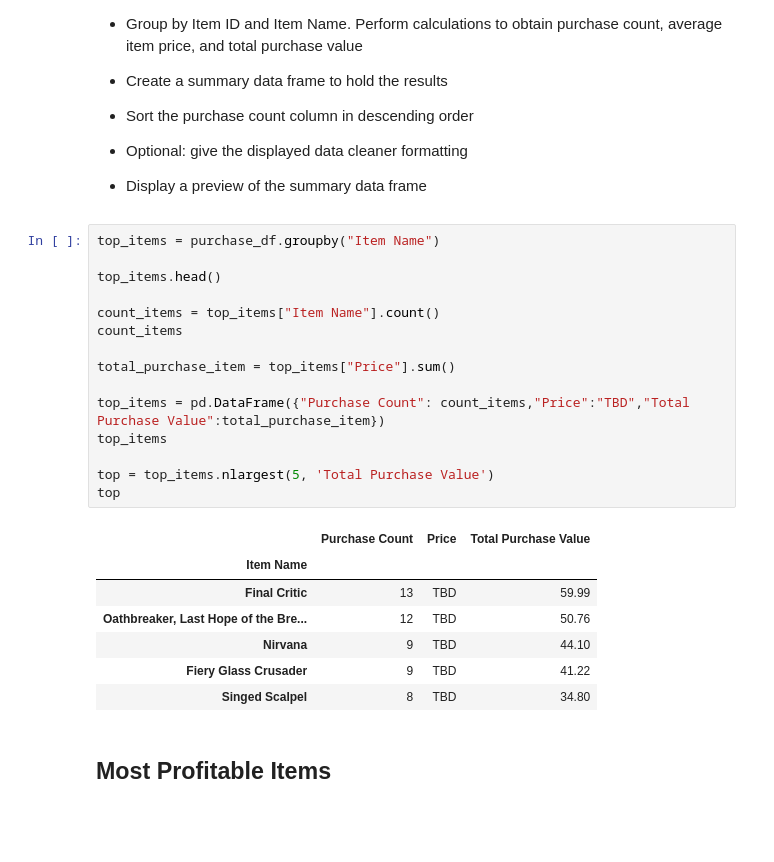
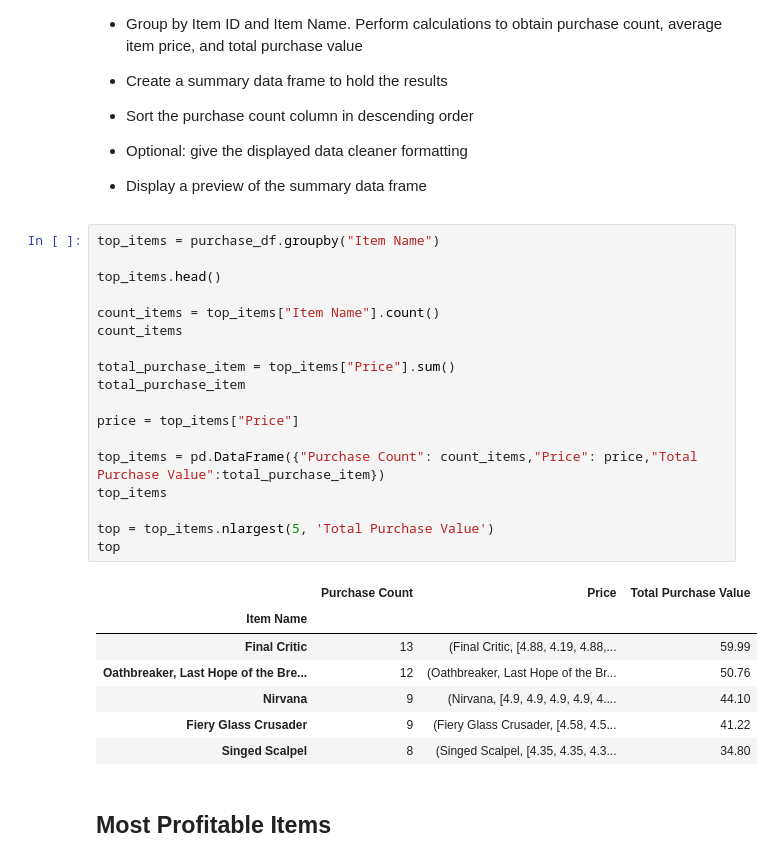
Before and after one commit to JoseH-Git/pandas-challenge, a Jupyter notebook: HeroesOfPymoli/HeroesOfPymoli_starter.ipynb, the cells around one changed output. Drawn from its saved outputs; the diff is of its cells as text; blank space fills up the shorter version.

```diff
--- a/HeroesOfPymoli/HeroesOfPymoli_starter.ipynb
+++ b/HeroesOfPymoli/HeroesOfPymoli_starter.ipynb
@@ -339,26 +338,29 @@ top_spenders_df.nlargest(5, 'Total Purchase Value')
 # %%
 top_items = purchase_df.groupby("Item Name")
 
 top_items.head()
 
 count_items = top_items["Item Name"].count()
 count_items
 
 total_purchase_item = top_items["Price"].sum()
+total_purchase_item
 
-top_items = pd.DataFrame({"Purchase Count": count_items,"Price":"TBD","Total Purchase Value":total_purchase_item})
+price = top_items["Price"]
+
+top_items = pd.DataFrame({"Purchase Count": count_items,"Price": price,"Total Purchase Value":total_purchase_item})
 top_items
 
 top = top_items.nlargest(5, 'Total Purchase Value')
 top
 # %% [output]
 |  | Purchase Count | Price | Total Purchase Value |
 | Item Name |  |  |  |
-| Final Critic | 13 | TBD | 59.99 |
-| Oathbreaker, Last Hope of the Bre... | 12 | TBD | 50.76 |
-| Nirvana | 9 | TBD | 44.10 |
-| Fiery Glass Crusader | 9 | TBD | 41.22 |
-| Singed Scalpel | 8 | TBD | 34.80 |
+| Final Critic | 13 | (Final Critic, [4.88, 4.19, 4.88,... | 59.99 |
+| Oathbreaker, Last Hope of the Bre... | 12 | (Oathbreaker, Last Hope of the Br... | 50.76 |
+| Nirvana | 9 | (Nirvana, [4.9, 4.9, 4.9, 4.9, 4.... | 44.10 |
+| Fiery Glass Crusader | 9 | (Fiery Glass Crusader, [4.58, 4.5... | 41.22 |
+| Singed Scalpel | 8 | (Singed Scalpel, [4.35, 4.35, 4.3... | 34.80 |
 # %% [markdown]
 ## Most Profitable Items
 # %% [markdown]
```
Also changed, not shown: parts of 1 cell of this notebook, 2 other files.
